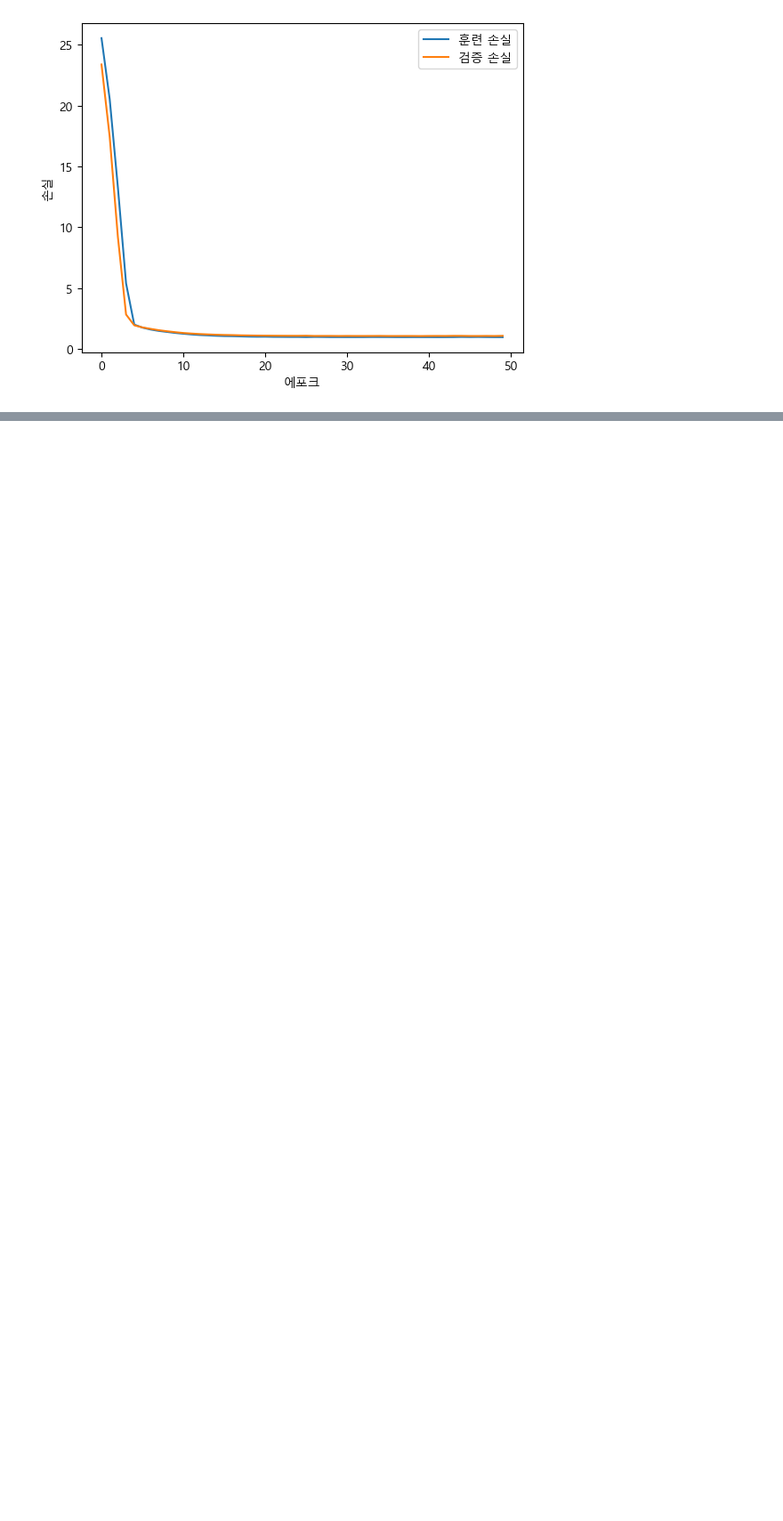
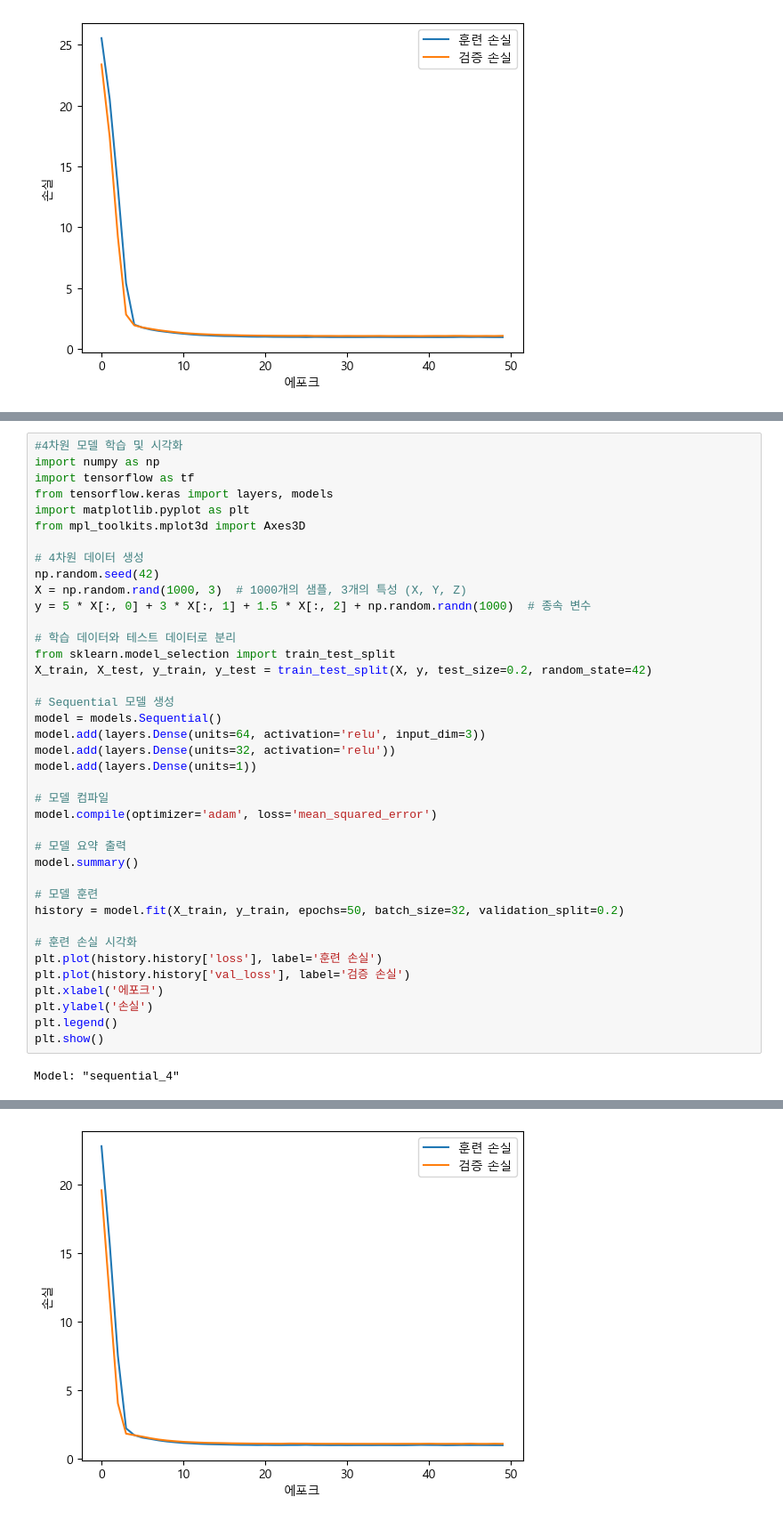
Before and after one commit to jinwoo123456/aipm-python, a Jupyter notebook: colab-deaprunning/xor.ipynb, the cells around one changed output, grey strips where cells are left out. Shown at 89% size. Saved outputs shown, nothing was run; the diff lists cells and outputs as text; blank space fills up the shorter version.

```diff
--- a/colab-deaprunning/xor.ipynb
+++ b/colab-deaprunning/xor.ipynb
@@ -168,0 +207,41 @@ plt.show()
+# %%
+#4차원 모델 학습 및 시각화
+import numpy as np
+import tensorflow as tf
+from tensorflow.keras import layers, models
+import matplotlib.pyplot as plt
+from mpl_toolkits.mplot3d import Axes3D
+
+# 4차원 데이터 생성
+np.random.seed(42)
+X = np.random.rand(1000, 3)  # 1000개의 샘플, 3개의 특성 (X, Y, Z)
+y = 5 * X[:, 0] + 3 * X[:, 1] + 1.5 * X[:, 2] + np.random.randn(1000)  # 종속 변수
+
+# 학습 데이터와 테스트 데이터로 분리
+from sklearn.model_selection import train_test_split
+X_train, X_test, y_train, y_test = train_test_split(X, y, test_size=0.2, random_state=42)
+
+# Sequential 모델 생성
+model = models.Sequential()
+model.add(layers.Dense(units=64, activation='relu', input_dim=3))
+model.add(layers.Dense(units=32, activation='relu'))
+model.add(layers.Dense(units=1))
+
+# 모델 컴파일
+model.compile(optimizer='adam', loss='mean_squared_error')
+
+# 모델 요약 출력
+model.summary()
+
+# 모델 훈련
+history = model.fit(X_train, y_train, epochs=50, batch_size=32, validation_split=0.2)
+
+# 훈련 손실 시각화
+plt.plot(history.history['loss'], label='훈련 손실')
+plt.plot(history.history['val_loss'], label='검증 손실')
+plt.xlabel('에포크')
+plt.ylabel('손실')
+plt.legend()
+plt.show()
+# %% [output]
+Model: "sequential_4"
@@ -168,0 +277 @@ plt.show()
+[figure, added]
```
Also changed, not shown: parts of 5 cells of this notebook, 13 other files.
